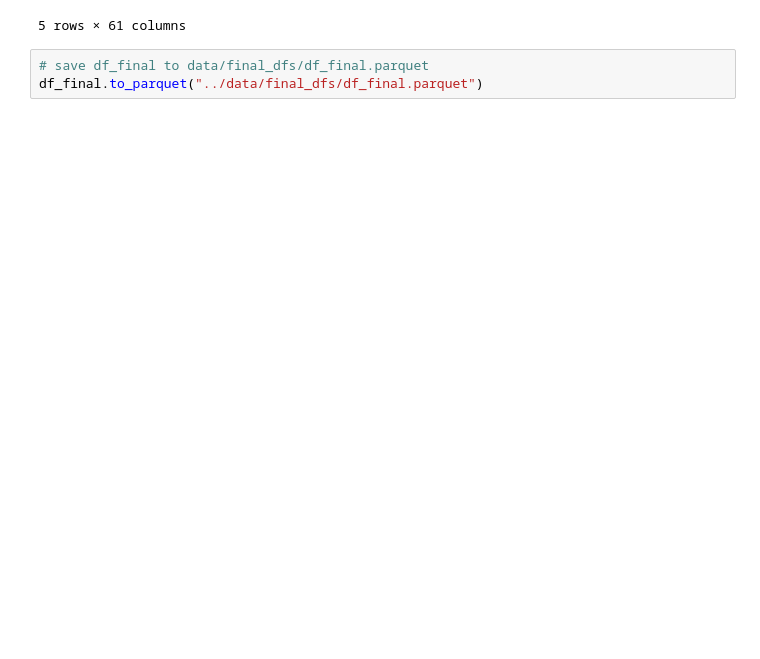
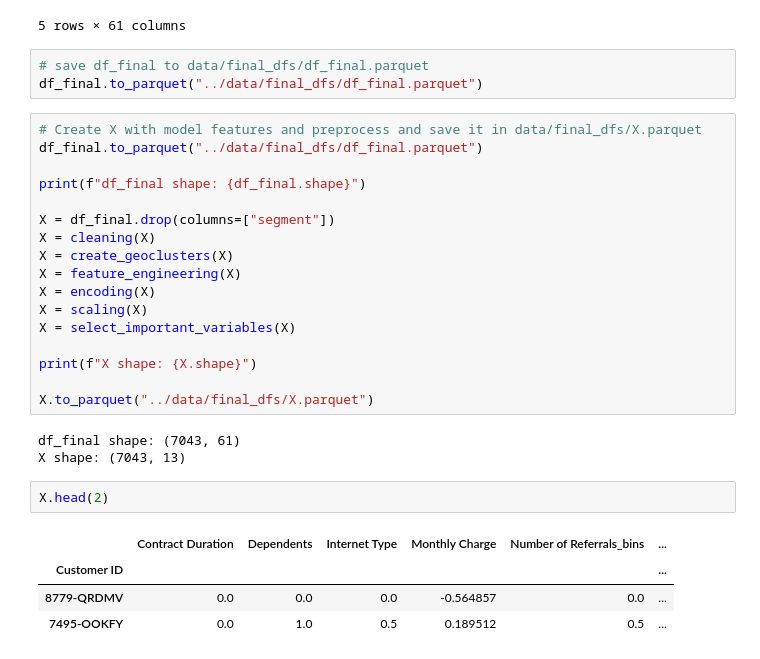
Before and after one commit to pcatarino88/telco_churn, a Jupyter notebook: notebooks/05_deployment.ipynb, the cells around one changed output. Cells and saved outputs as stored; diff of their text form; blank space fills up the shorter version.

```diff
--- a/notebooks/05_deployment.ipynb
+++ b/notebooks/05_deployment.ipynb
@@ -134,3 +134,30 @@ shape of final df: (7043, 61)
 # %%
 # save df_final to data/final_dfs/df_final.parquet
 df_final.to_parquet("../data/final_dfs/df_final.parquet")
+# %%
+# Create X with model features and preprocess and save it in data/final_dfs/X.parquet
+df_final.to_parquet("../data/final_dfs/df_final.parquet")
+
+print(f"df_final shape: {df_final.shape}")
+
+X = df_final.drop(columns=["segment"])
+X = cleaning(X)
+X = create_geoclusters(X)
+X = feature_engineering(X)
+X = encoding(X)
+X = scaling(X)
+X = select_important_variables(X)
+
+print(f"X shape: {X.shape}")
+
+X.to_parquet("../data/final_dfs/X.parquet")
+# %% [output]
+df_final shape: (7043, 61)
+X shape: (7043, 13)
+# %%
+X.head(2)
+# %% [output]
+|  | Contract Duration | Dependents | Internet Type | Monthly Charge | Number of Referrals_bins | ... |
+| Customer ID |  |  |  |  |  | ... |
+| 8779-QRDMV | 0.0 | 0.0 | 0.0 | -0.564857 | 0.0 | ... |
+| 7495-OOKFY | 0.0 | 1.0 | 0.5 | 0.189512 | 0.5 | ... |
```
Also changed, not shown: parts of 1 cell of this notebook, 4 other files.
